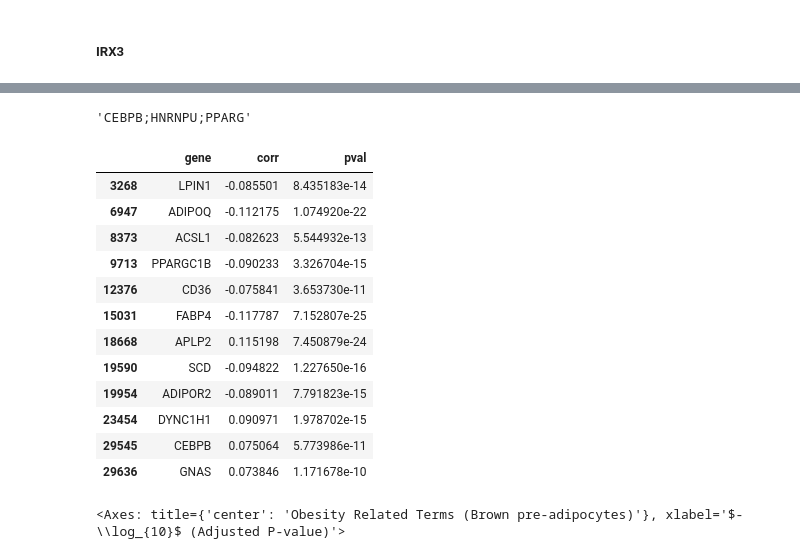
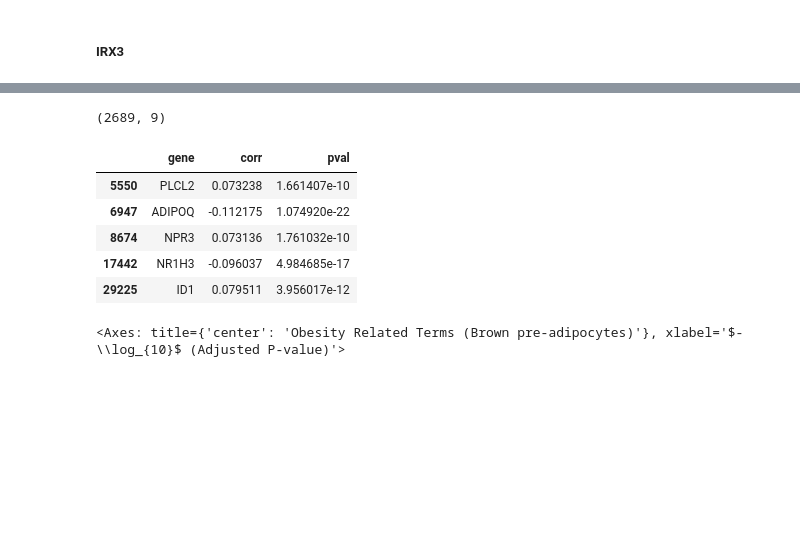
Before and after one commit to Habush/biocypher-metta, a Jupyter notebook: notebooks/gtex_tissue_gene_exp_corr.ipynb, the cells around one changed output, grey strips where cells are left out. Saved outputs shown, nothing was run; the diff lists cells and outputs as text; code cells hidden in the pictures; blank space fills up the shorter version.

```diff
--- a/notebooks/gtex_tissue_gene_exp_corr.ipynb
+++ b/notebooks/gtex_tissue_gene_exp_corr.ipynb
@@ -37,7 +37,7 @@ Number of genes:  56200
 ### White Pre-Adipocytes (CellxGene)
 # %%
 import anndata as ad
-white_pre_adipocytes = ad.read_h5ad("/mnt/hdd_2/abdu/gtex/brown_preadipocytes_sc_exp.h5ad")
+white_pre_adipocytes = ad.read_h5ad("/mnt/hdd_2/abdu/gtex/white_preadipocytes_sc_exp.h5ad")
 white_pre_adipocytes_df = white_pre_adipocytes.to_df()
 # %%
 ensembl_id_gene_symbol = {}
@@ -287,28 +295,20 @@ brown_padyp_irx3_enrichr_df[(brown_padyp_irx3_enrichr_df.Term.str.contains("ther
 | 34 | GO_Biological_Process_2023 | positive regulation of cold-induc... | 2.971176e-08 | 2.282712e-06 | 0 | 0 | 9.334827 | ... |
 | 272 | GO_Biological_Process_2023 | negative regulation of cold-induc... | 5.058897e-04 | 4.955889e-03 | 0 | 0 | 8.467754 | ... |
 # %%
-brown_padyp_irx3_enrichr_df[(brown_padyp_irx3_enrichr_df.Term.str.contains("fat"))]["Genes"]\
-.loc[941]
+brown_padyp_irx3_enrichr_df.shape
 # %% [output]
-'CEBPB;HNRNPU;PPARG'
+(2689, 9)
 # %%
 subset_genes = brown_padyp_irx3_enrichr_df[(brown_padyp_irx3_enrichr_df.Term.str.contains("thermo"))]["Genes"]\
-.loc[34].split(";")
+.loc[272].split(";")
 brown_padpy_irx3_corrs_df[brown_padpy_irx3_corrs_df["gene"].isin(subset_genes)]
 # %% [output]
 |  | gene | corr | pval |
-| 3268 | LPIN1 | -0.085501 | 8.435183e-14 |
+| 5550 | PLCL2 | 0.073238 | 1.661407e-10 |
 | 6947 | ADIPOQ | -0.112175 | 1.074920e-22 |
-| 8373 | ACSL1 | -0.082623 | 5.544932e-13 |
-| 9713 | PPARGC1B | -0.090233 | 3.326704e-15 |
-| 12376 | CD36 | -0.075841 | 3.653730e-11 |
-| 15031 | FABP4 | -0.117787 | 7.152807e-25 |
-| 18668 | APLP2 | 0.115198 | 7.450879e-24 |
-| 19590 | SCD | -0.094822 | 1.227650e-16 |
-| 19954 | ADIPOR2 | -0.089011 | 7.791823e-15 |
-| 23454 | DYNC1H1 | 0.090971 | 1.978702e-15 |
-| 29545 | CEBPB | 0.075064 | 5.773986e-11 |
-| 29636 | GNAS | 0.073846 | 1.171678e-10 |
+| 8674 | NPR3 | 0.073136 | 1.761032e-10 |
+| 17442 | NR1H3 | -0.096037 | 4.984685e-17 |
+| 29225 | ID1 | 0.079511 | 3.956017e-12 |
 # %%
 from gseapy import barplot, dotplot
 
```
Also changed, not shown: parts of 6 cells of this notebook, 1 other file.
